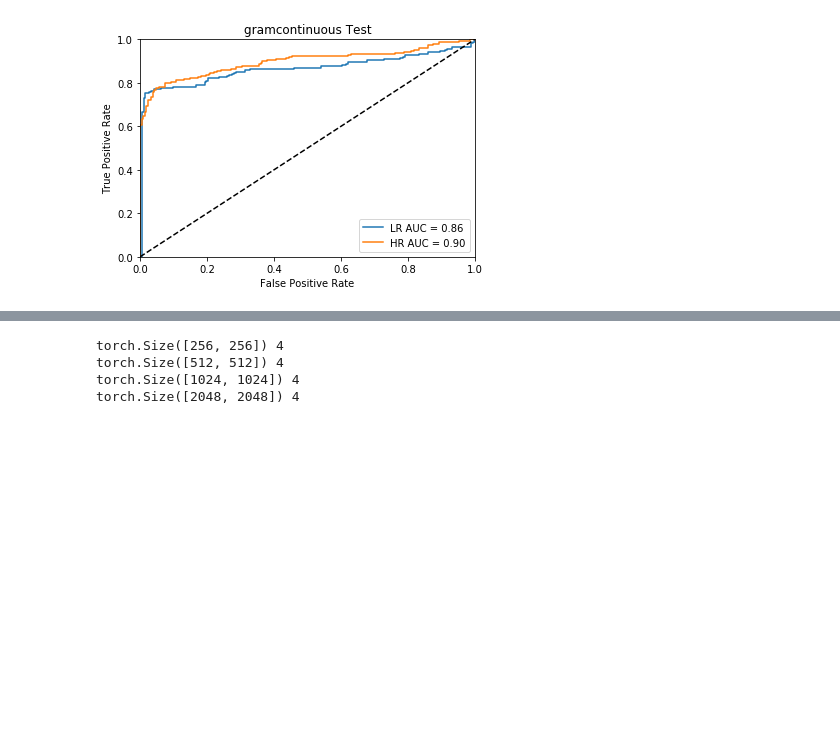
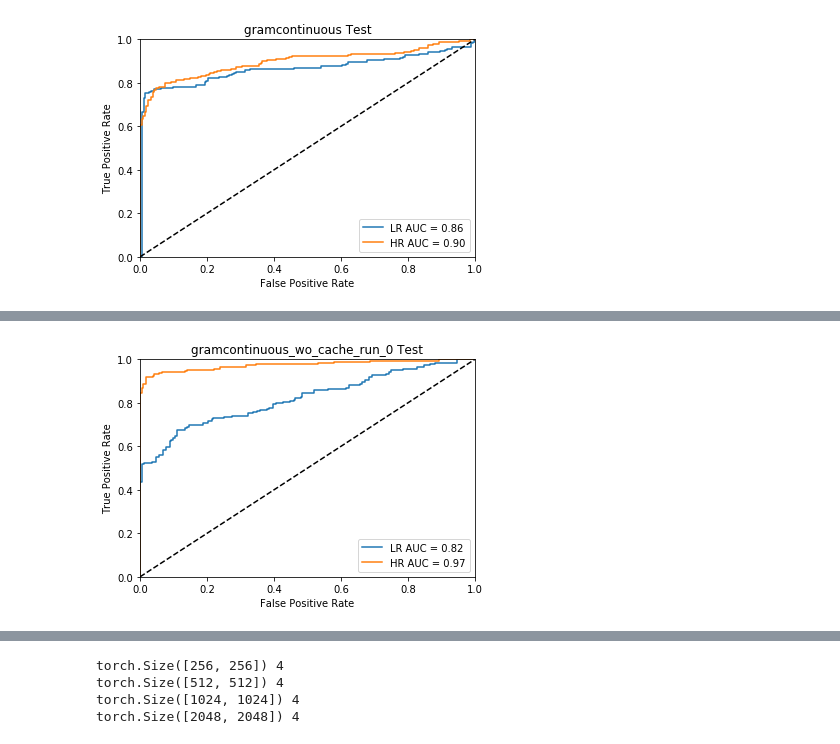
Before and after one commit to cirmuw/dynamicmemory, a Jupyter notebook: ContinousGramMatrix.ipynb, the cells around one changed output, grey strips where cells are left out. Cells and saved outputs as stored; diff of their text form; code cells hidden in the pictures; blank space fills up the shorter version.

```diff
--- a/ContinousGramMatrix.ipynb
+++ b/ContinousGramMatrix.ipynb
@@ -165,0 +273,4 @@ plot_test_roc('gramcontinuous_wo_cache', {'LR': test_lr, 'HR': test_hr}, device)
+# %%
+plot_test_roc('gramcontinuous_wo_cache_run_0', {'LR': test_lr, 'HR': test_hr}, device)
+# %% [output]
+[figure, added]
```
Also changed, not shown: parts of 25 cells of this notebook, 59 other files.
